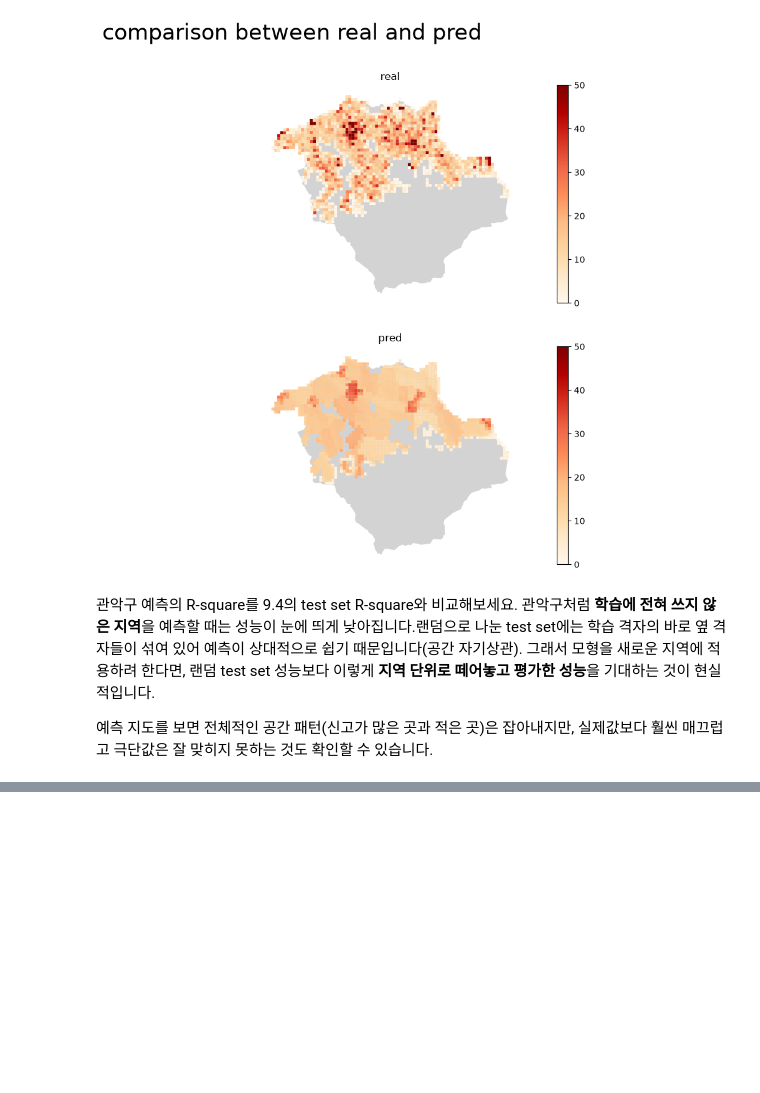
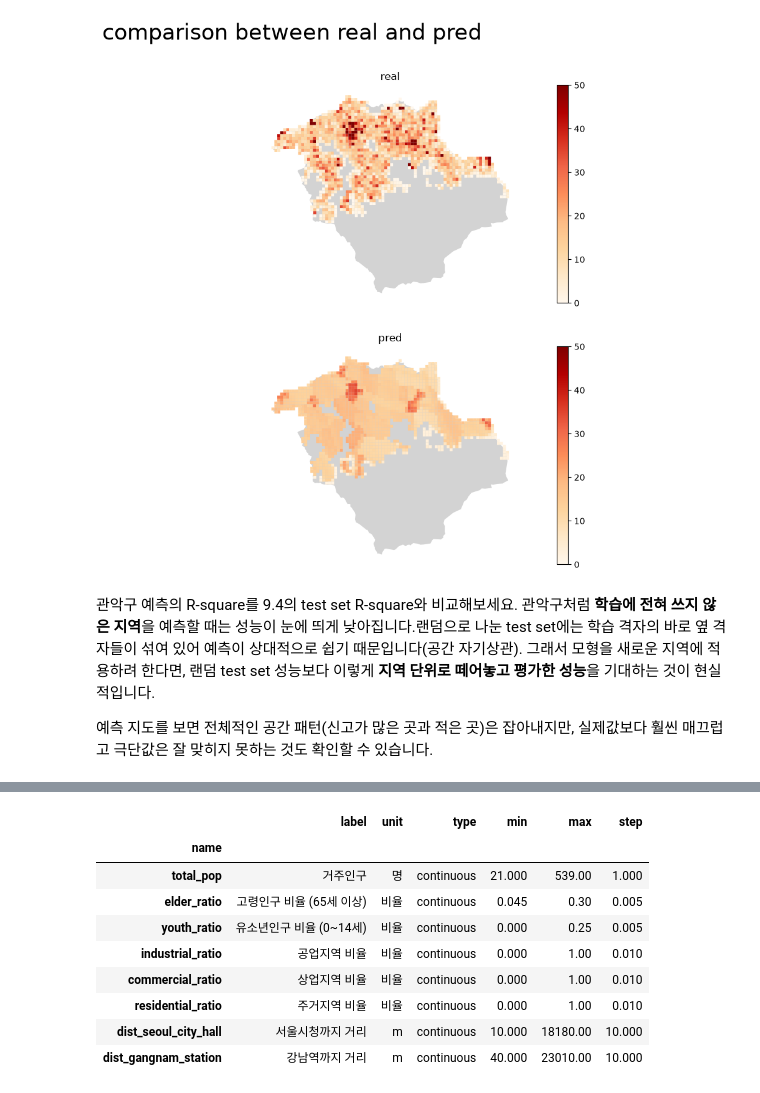
Before and after one commit to jslee-gses/code, a Jupyter notebook: lecture09_machine_learning_models/02_다양한_머신러닝모델_탐색하기.ipynb, the cells around one changed output, grey strips where cells are left out. Cells and saved outputs as stored; diff of their text form; code cells hidden in the pictures; blank space fills up the shorter version.

```diff
--- a/lecture09_machine_learning_models/02_다양한_머신러닝모델_탐색하기.ipynb
+++ b/lecture09_machine_learning_models/02_다양한_머신러닝모델_탐색하기.ipynb
@@ -745,0 +918,12 @@ plt.show()
+# %%
+# 격자 중심점이 들어가는 자치구를 붙입니다 (중심점은 미터 좌표계 EPSG:5179에서 계산)
+gu_border = gpd.read_file('data/서울구경계.geojson').to_crs(5179)[['SIG_KOR_NM', 'geometry']]
+grid_pts = pop_grid.to_crs(5179)
+grid_pts['geometry'] = grid_pts.geometry.centroid
+
+# 중심점이 경계선 밖에 살짝 걸친 격자도 있으므로, 가장 가까운 구를 붙이는 sjoin_nearest를 사용합니다
+grid_gu = gpd.sjoin_nearest(grid_pts, gu_border, how='left')
+grid_gu = grid_gu[~grid_gu.index.duplicated()]   # 두 구 경계에 정확히 걸린 경우 하나만 남김
+
+print('자치구 수:', grid_gu['SIG_KOR_NM'].nunique(), '| 격자 수:', len(grid_gu))
+grid_gu['SIG_KOR_NM'].value_counts().sort_index()
@@ -745,0 +949,73 @@ plt.show()
+# %%
+import json
+import math
+from datetime import date
+
+# 변수별 라벨, 단위, 슬라이더 간격
+feature_info = {
+    'total_pop':            ('거주인구', '명', 1),
+    'elder_ratio':          ('고령인구 비율 (65세 이상)', '비율', 0.005),
+    'youth_ratio':          ('유소년인구 비율 (0~14세)', '비율', 0.005),
+    'industrial_ratio':     ('공업지역 비율', '비율', 0.01),
+    'commercial_ratio':     ('상업지역 비율', '비율', 0.01),
+    'residential_ratio':    ('주거지역 비율', '비율', 0.01),
+    'dist_seoul_city_hall': ('서울시청까지 거리', 'm', 10),
+    'dist_gangnam_station': ('강남역까지 거리', 'm', 10),
+}
+
+def decimals(step):
+    return max(0, -int(math.floor(math.log10(step))))
+
+def snap(v, step, how=round):   # 값을 슬라이더 간격에 맞춰 반올림(또는 내림·올림)
+    return round(how(v / step) * step, decimals(step))
+
+def region_info(name, df):
+    return {
+        'name': name,
+        'n_cells': int(len(df)),
+        'observed_mean': round(float(df['emergency_no'].mean()), 2),
+        'defaults': {f: snap(df[f].median(), feature_info[f][2]) for f in features},
+        'ranges': {f: [snap(df[f].min(), feature_info[f][2], math.floor),
+                       snap(df[f].max(), feature_info[f][2], math.ceil)] for f in features},
+    }
+
+app_meta = {
+    'model': {
+        'file': 'emergency_rf.onnx',
+        'input_name': sess.get_inputs()[0].name,
+        'output_name': sess.get_outputs()[0].name,
+        'input_dtype': 'float32',
+        'algorithm': 'RandomForestRegressor',
+        'params': light_params,
+        'cv_rmse': round(float(light_scores.mean()), 3),
+        'target': 'emergency_no',
+        'target_label': '119 응급출동 건수 (격자당, 2020년)',
+        'n_train': int(len(X)),
+        'sklearn_version': sklearn.__version__,
+        'created': date.today().isoformat(),
+    },
+    # 순서가 ONNX 입력 순서와 같아야 합니다
+    'features': [
+        {'name': f, 'label': feature_info[f][0], 'unit': feature_info[f][1], 'type': 'continuous',
+         'min': snap(X[f].min(), feature_info[f][2], math.floor),
+         'max': snap(X[f].max(), feature_info[f][2], math.ceil),
+         'step': feature_info[f][2],
+         # 거리 변수는 위치로 정해지므로, 앱에서 슬라이더 범위를 선택한 자치구의 범위로 좁힙니다
+         'range_by_region': f in ['dist_seoul_city_hall', 'dist_gangnam_station']}
+        for f in features
+    ],
+    'constraints': [
+        {'type': 'max_sum', 'label': '용도지역 비율의 합',
+         'features': ['industrial_ratio', 'commercial_ratio', 'residential_ratio'], 'max': 1}
+    ],
+    # '서울 전체'를 맨 앞에 두고, 자치구는 가나다순
+    'regions': [region_info('서울 전체', grid_gu)] +
+               [region_info(name, df) for name, df in grid_gu.groupby('SIG_KOR_NM')],
+}
+
+meta_path = 'model/app_meta.json'
+with open(meta_path, 'w', encoding='utf-8') as f:
+    json.dump(app_meta, f, ensure_ascii=False, indent=2)
+print('저장 완료:', meta_path)
+pd.DataFrame(app_meta['features']).set_index('name')
+# %% [output]
@@ -745,0 +1023,10 @@ plt.show()
+|  | label | unit | type | min | max | step |
+| name |  |  |  |  |  |  |
+| total_pop | 거주인구 | 명 | continuous | 21.000 | 539.00 | 1.000 |
+| elder_ratio | 고령인구 비율 (65세 이상) | 비율 | continuous | 0.045 | 0.30 | 0.005 |
+| youth_ratio | 유소년인구 비율 (0~14세) | 비율 | continuous | 0.000 | 0.25 | 0.005 |
+| industrial_ratio | 공업지역 비율 | 비율 | continuous | 0.000 | 1.00 | 0.010 |
+| commercial_ratio | 상업지역 비율 | 비율 | continuous | 0.000 | 1.00 | 0.010 |
+| residential_ratio | 주거지역 비율 | 비율 | continuous | 0.000 | 1.00 | 0.010 |
+| dist_seoul_city_hall | 서울시청까지 거리 | m | continuous | 10.000 | 18180.00 | 10.000 |
+| dist_gangnam_station | 강남역까지 거리 | m | continuous | 40.000 | 23010.00 | 10.000 |
```
Also changed, not shown: parts of 28 cells of this notebook, 3 other files.
